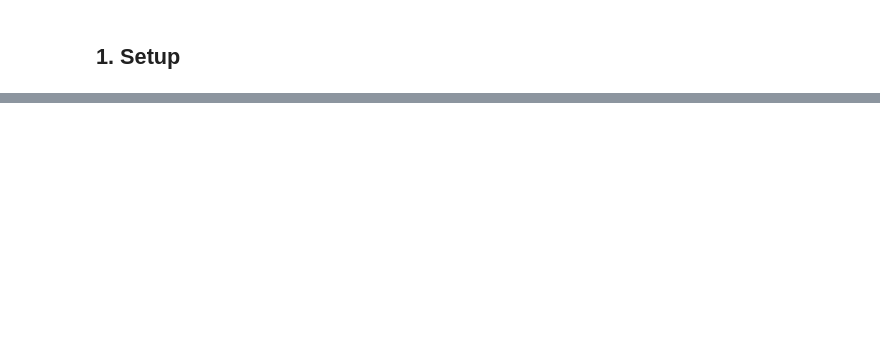
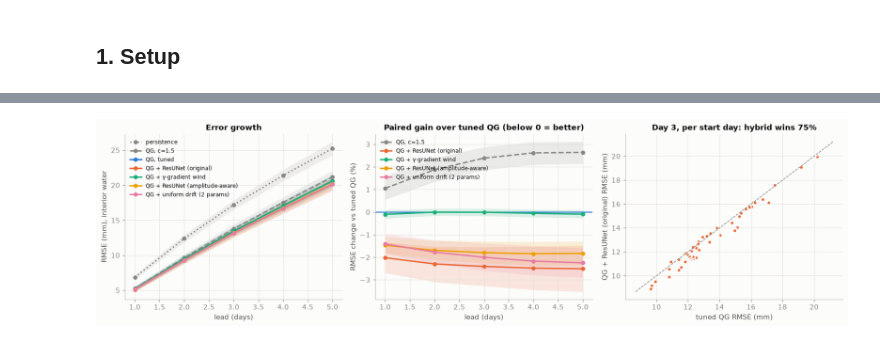
Before and after one commit to redouanelg/qgsw-DI, a Jupyter notebook: QGNet_Pytorch/notebooks/SSHforecastingQGSW_PyTorch_multistep.ipynb, the cells around one changed output, grey strips where cells are left out. Saved outputs shown, nothing was run; the diff lists cells and outputs as text; code cells hidden in the pictures; blank space fills up the shorter version.

```diff
--- a/QGNet_Pytorch/notebooks/SSHforecastingQGSW_PyTorch_multistep.ipynb
+++ b/QGNet_Pytorch/notebooks/SSHforecastingQGSW_PyTorch_multistep.ipynb
@@ -1536,0 +369,65 @@ else:
+# %%
+t0 = time.perf_counter()
+test = idx["test"]
+truth = L.targets_all(case, test)
+preds = {
+    "persistence": L.forecast_all(case, test, persistence=True),
+    "qg_default": L.forecast_all(case_default, test),
+    "qg_tuned": L.forecast_all(case, test),
+}
+for name in MODEL_NAMES:
+    preds[name] = L.forecast_all(case, test, models[name])
+act = case.active.numpy()
+rmse = {k: np.sqrt(np.mean((p - truth)[..., act] ** 2, axis=-1)) for k, p in preds.items()}  # (start, lead)
+print(f"forecasts took {time.perf_counter()-t0:.0f} s")
+
+leads = np.arange(1, L.MAX_LEAD + 1)
+fig, axes = plt.subplots(1, 3, figsize=(15, 4.2))
+ax = axes[0]
+for k, r in rmse.items():
+    col, ls, lab = STYLE[k]
+    lo, hi = L.bootstrap_ci(r)
+    ax.fill_between(leads, 1e3 * lo, 1e3 * hi, color=col, alpha=0.12, lw=0)
+    ax.plot(leads, 1e3 * r.mean(0), color=col, ls=ls, marker="o", ms=5, label=lab)
+ax.legend(fontsize=8)
+ax.set_xlabel("lead (days)")
+ax.set_ylabel("RMSE (mm), interior water")
+ax.set_title("Error growth")
+
+ax = axes[1]
+base = rmse["qg_tuned"]
+ax.axhline(0, color=STYLE["qg_tuned"][0], lw=1.5)
+for k in ["qg_default"] + MODEL_NAMES:
+    col, ls, lab = STYLE[k]
+    rel = 100 * (rmse[k] / base - 1)
+    lo, hi = L.bootstrap_ci(rel)
+    ax.fill_between(leads, lo, hi, color=col, alpha=0.15, lw=0)
+    ax.plot(leads, rel.mean(0), color=col, ls=ls, marker="o", ms=5, label=lab)
+ax.set_xlabel("lead (days)")
+ax.set_ylabel("RMSE change vs tuned QG (%)")
+ax.set_title("Paired gain over tuned QG (below 0 = better)")
+ax.legend(fontsize=8)
+
+ax = axes[2]
+lead_i = 2
+best_net = min(NETS, key=lambda k: rmse[k][:, lead_i].mean())
+ax.scatter(1e3 * base[:, lead_i], 1e3 * rmse[best_net][:, lead_i], s=28, color=STYLE[best_net][0],
+           edgecolor="#fcfcfb", linewidth=1.5)
+lim = [1e3 * base[:, lead_i].min() * 0.9, 1e3 * base[:, lead_i].max() * 1.05]
+ax.plot(lim, lim, color=MUTED, lw=1, ls="--")
+win = np.mean(rmse[best_net][:, lead_i] < base[:, lead_i])
+ax.set_xlabel("tuned QG RMSE (mm)")
+ax.set_ylabel(f"{STYLE[best_net][2]} RMSE (mm)")
+ax.set_title(f"Day {lead_i+1}, per start day: hybrid wins {100*win:.0f}%")
+fig.tight_layout()
+plt.show()
+
+print(f"{'model':32s}" + "".join(f"  day {l}" for l in leads) + "   (mean RMSE, mm)")
+for k, r in rmse.items():
+    print(f"{STYLE[k][2]:32s}" + "".join(f"  {1e3*v:5.2f}" for v in r.mean(0)))
+print("\npaired change vs tuned QG, % [95% CI]")
+for k in ["qg_default"] + MODEL_NAMES:
+    rel = 100 * (rmse[k] / base - 1)
+    lo, hi = L.bootstrap_ci(rel)
+    print(f"{STYLE[k][2]:32s}" + "".join(f"  {m:+5.1f} [{a:+.1f},{b:+.1f}]" for m, a, b in zip(rel.mean(0), lo, hi)))
+# %% [output]
@@ -1536,0 +435 @@ else:
+[figure, added]
```
Also changed, not shown: parts of 46 cells of this notebook, 2 other files.
